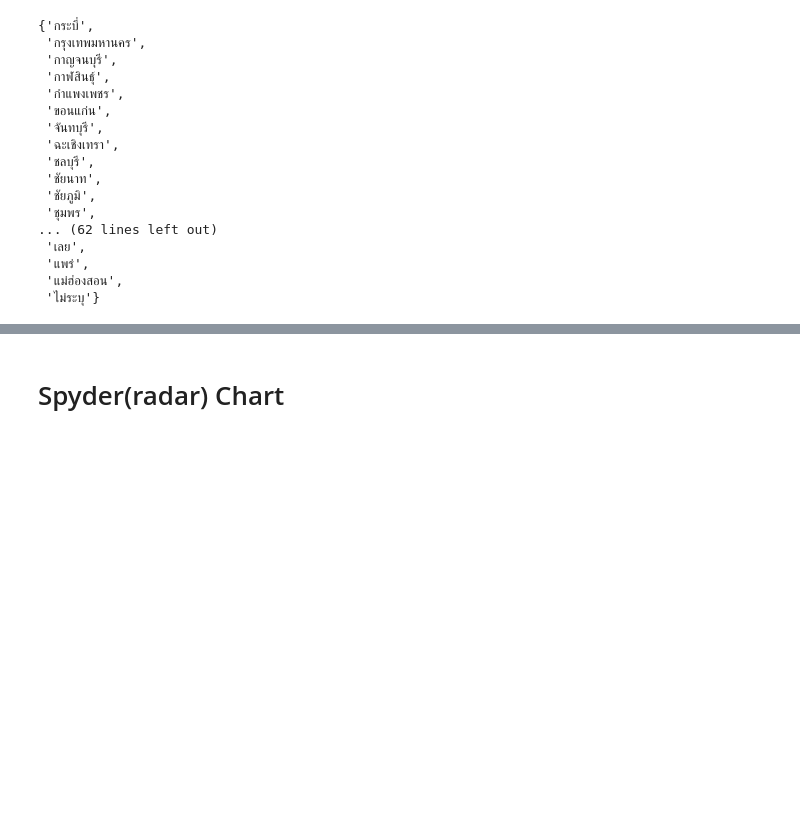
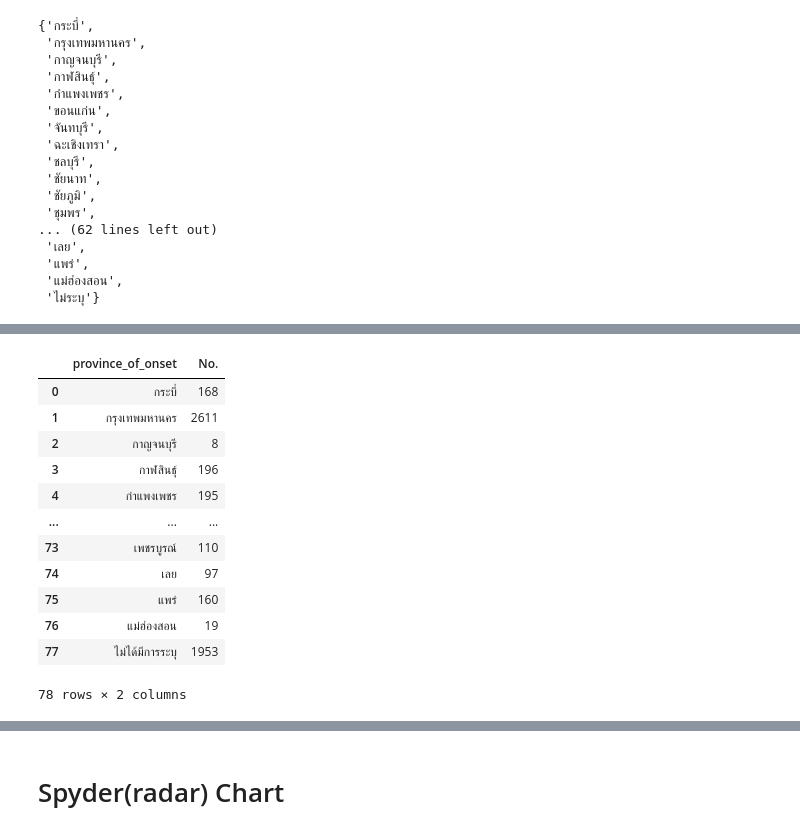
Before and after one commit to chanikansuksen/data_viz_2022, a Jupyter notebook: DataViz04_Data_Comparison.ipynb, the cells around one changed output, grey strips where cells are left out. Drawn from its saved outputs; the diff is of its cells as text; code cells hidden in the pictures; blank space fills up the shorter version.

```diff
--- a/DataViz04_Data_Comparison.ipynb
+++ b/DataViz04_Data_Comparison.ipynb
@@ -540,0 +529,19 @@ datacv1
+# %%
+data_date = date.groupby('province_of_onset')['No.'].count()
+data_date_df = pd.DataFrame(data_date2)
+datafn = data_date_df.reset_index() #reset_index เพื่อลบช่องว่าง
+datafn
+# %% [output]
+|  | province_of_onset | No. |
+| 0 | กระบี่ | 168 |
+| 1 | กรุงเทพมหานคร | 2611 |
+| 2 | กาญจนบุรี | 8 |
+| 3 | กาฬสินธุ์ | 196 |
+| 4 | กำแพงเพชร | 195 |
+| ... | ... | ... |
+| 73 | เพชรบูรณ์ | 110 |
+| 74 | เลย | 97 |
+| 75 | แพร่ | 160 |
+| 76 | แม่ฮ่องสอน | 19 |
+| 77 | ไม่ได้มีการระบุ | 1953 |
+78 rows × 2 columns
```
Also changed, not shown: parts of 15 cells of this notebook.
